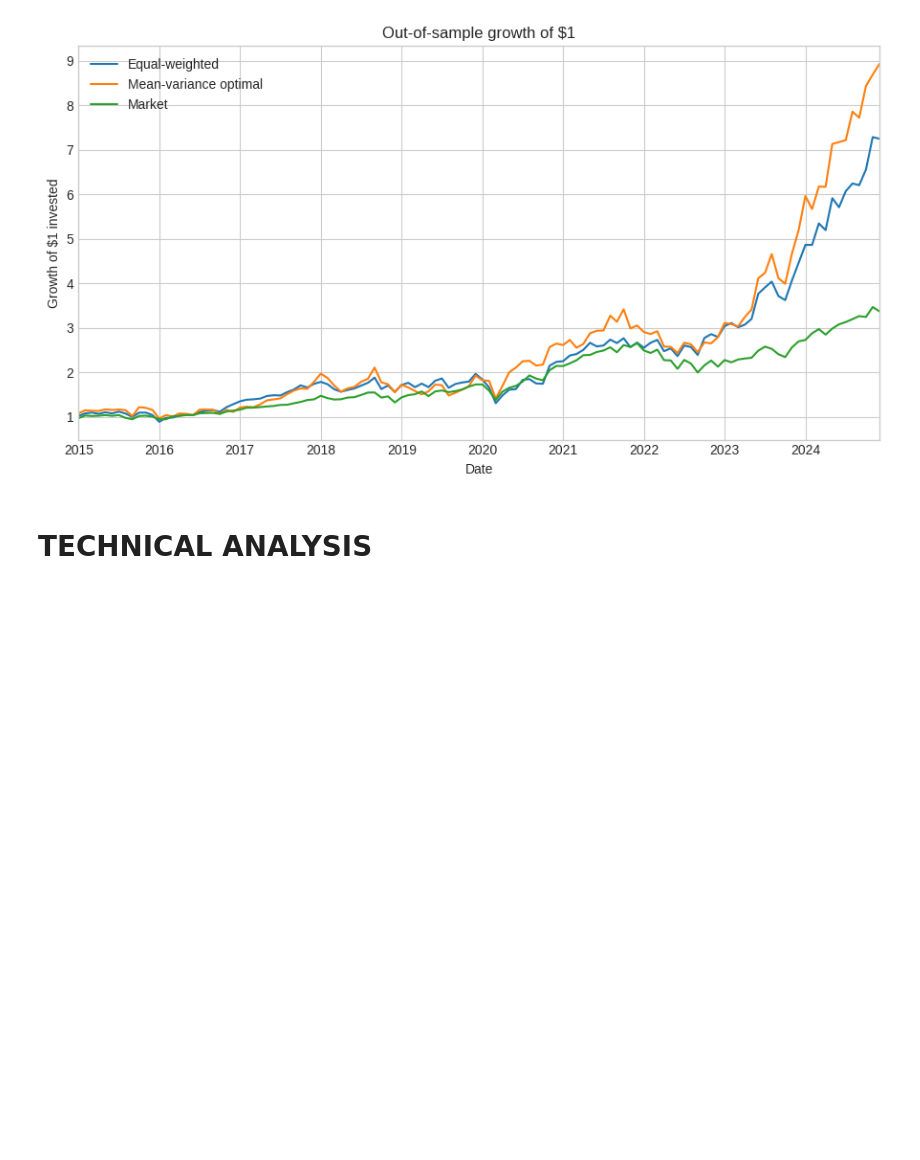
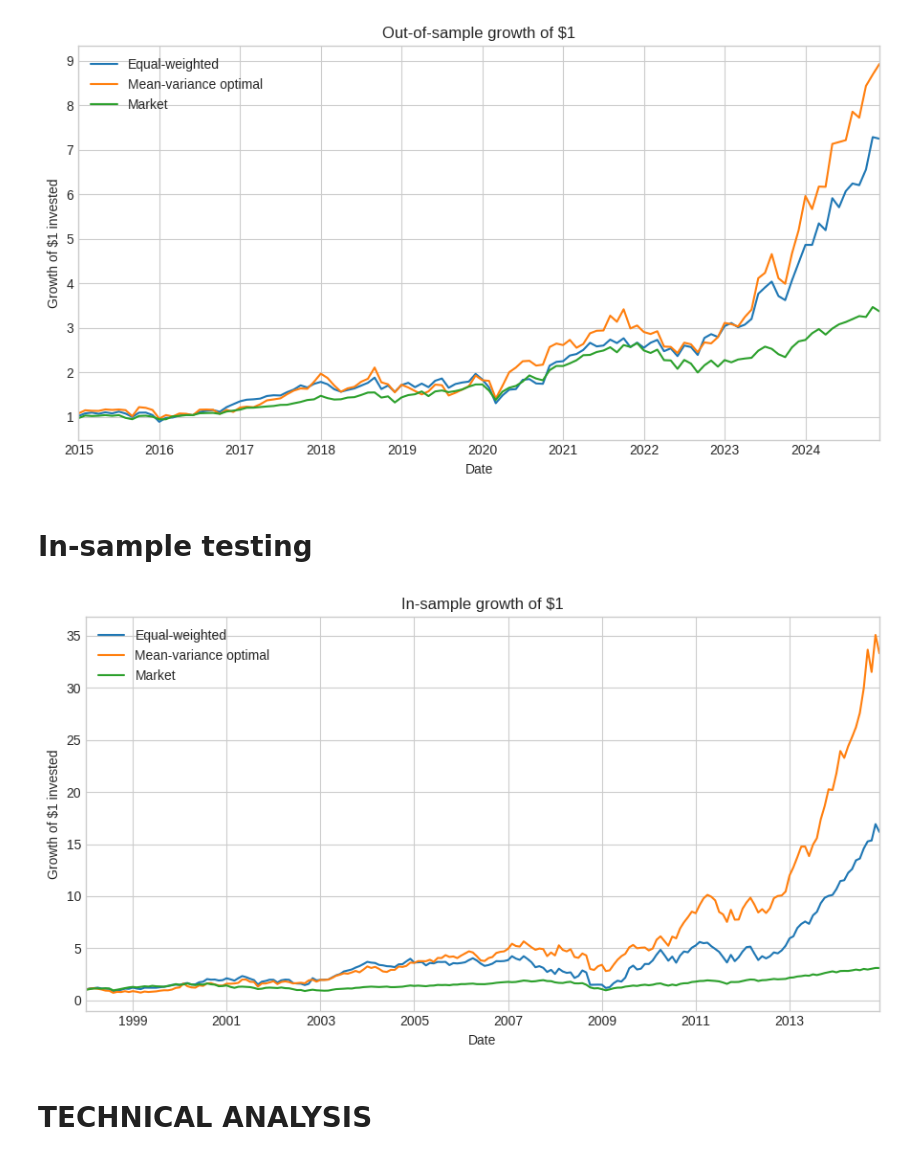
Before and after one commit to dwel760/A12Repository, a Jupyter notebook: A12/A12Notebook.ipynb, the cells around one changed output. Cells and saved outputs as stored; diff of their text form; code cells hidden in the pictures; blank space fills up the shorter version.

```diff
--- a/A12/A12Notebook.ipynb
+++ b/A12/A12Notebook.ipynb
@@ -612,6 +615,27 @@ plt.tight_layout()
 plt.show()
 # %% [output]
 [figure]
+# %% [markdown]
+# In-sample testing
+# %%
+portfolio_eq_test = train[my_stock_selection] @ w_eq_train
+portfolio_mkv_test = train[my_stock_selection] @ w_mkv_train
+market_test = train['Mkt-RF'] + train['RF']
+
+wealth_paths = pd.DataFrame({
+    'Equal-weighted': (1 + portfolio_eq_test).cumprod(),
+    'Mean-variance optimal': (1 + portfolio_mkv_test).cumprod(),
+    'Market': (1 + market_test).cumprod(),
+}, index=train.index)
+
+ax = wealth_paths.plot(figsize=(9, 5))
+ax.set_title('In-sample growth of $1')
+ax.set_xlabel('Date')
+ax.set_ylabel('Growth of $1 invested')
+plt.tight_layout()
+plt.show()
+# %% [output]
+[figure, added]
 # %% [markdown]
 # TECHNICAL ANALYSIS
 # %%
```
Also changed, not shown: parts of 5 cells of this notebook.
